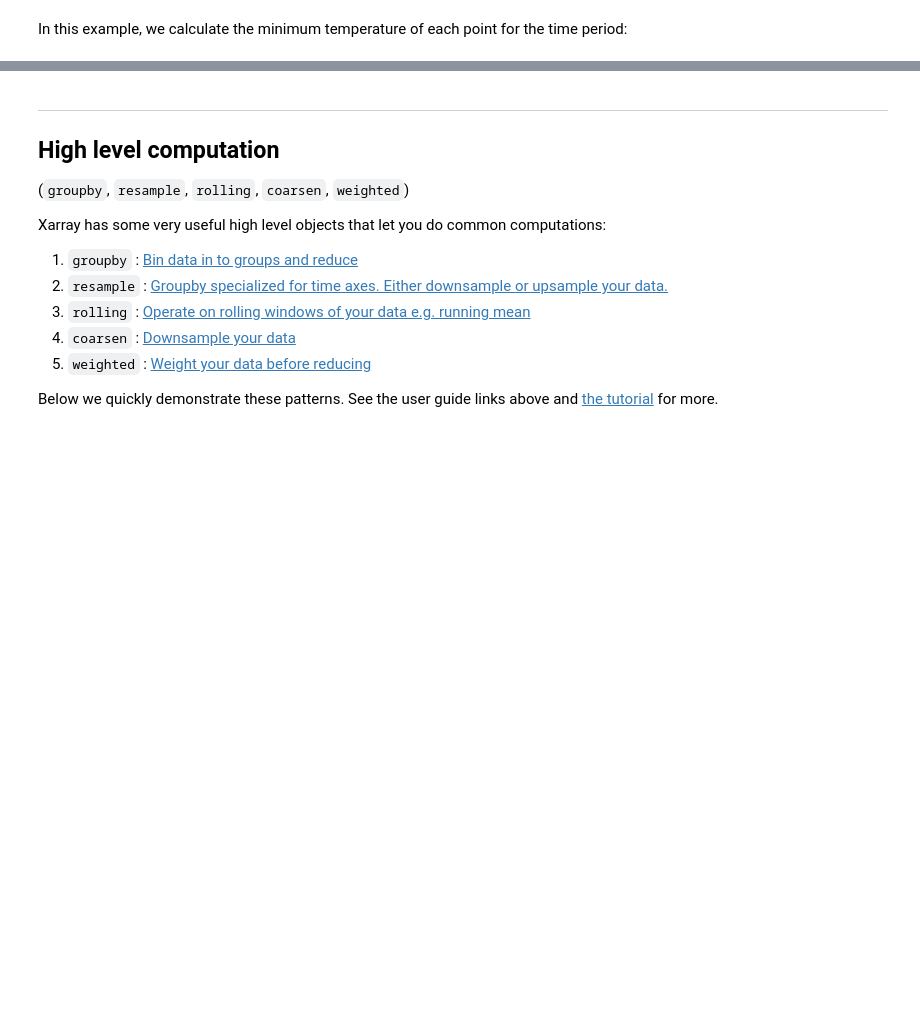
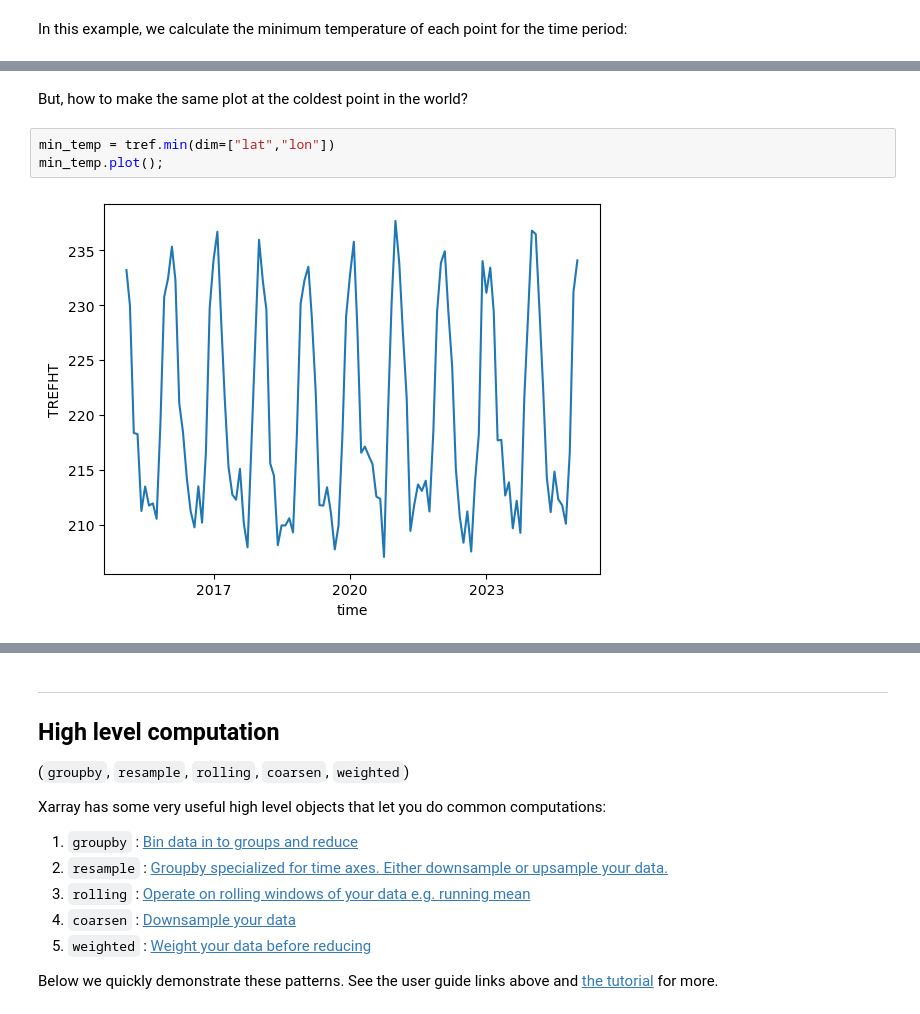
Before and after one commit to NCAR/Xarray-Dask-ESDS-2024, a Jupyter notebook: notebooks/01-xarray-intro.ipynb, the cells around one changed output, grey strips where cells are left out. Drawn from its saved outputs; the diff is of its cells as text; blank space fills up the shorter version.

```diff
--- a/notebooks/01-xarray-intro.ipynb
+++ b/notebooks/01-xarray-intro.ipynb
@@ -293,5 +285,12 @@ min_temp = da.min(dim=["time"])
 min_temp.plot();
 # %% [output]
 [figure]
+# %% [markdown]
+But, how to make the same plot at the coldest point in the world?
+# %%
+min_temp = tref.min(dim=["lat","lon"])
+min_temp.plot();
+# %% [output]
+[figure, added]
 # %% [markdown]
 ## Computing with Multiple Objects
```
Also changed, not shown: parts of 38 cells of this notebook, 1 other file.
